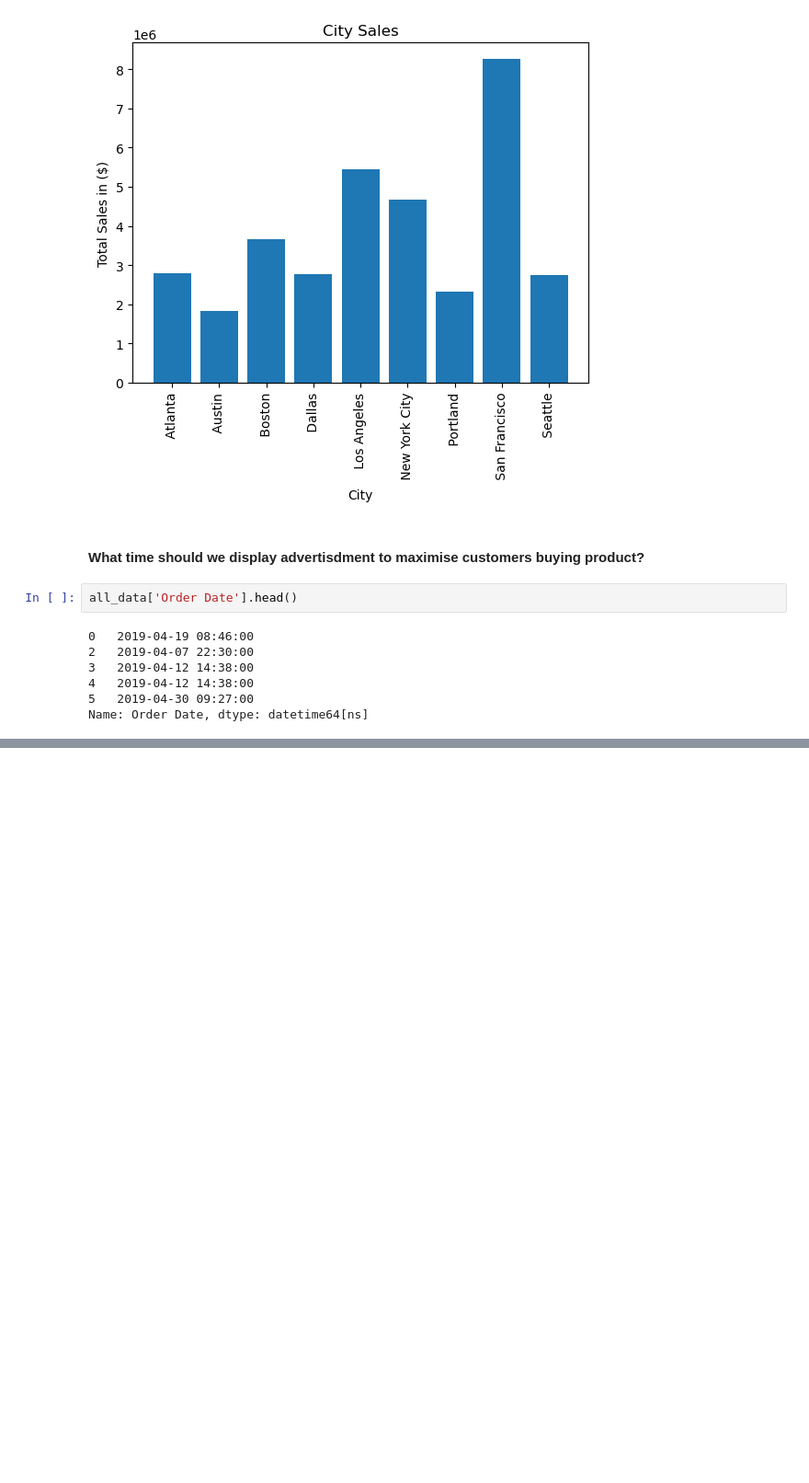
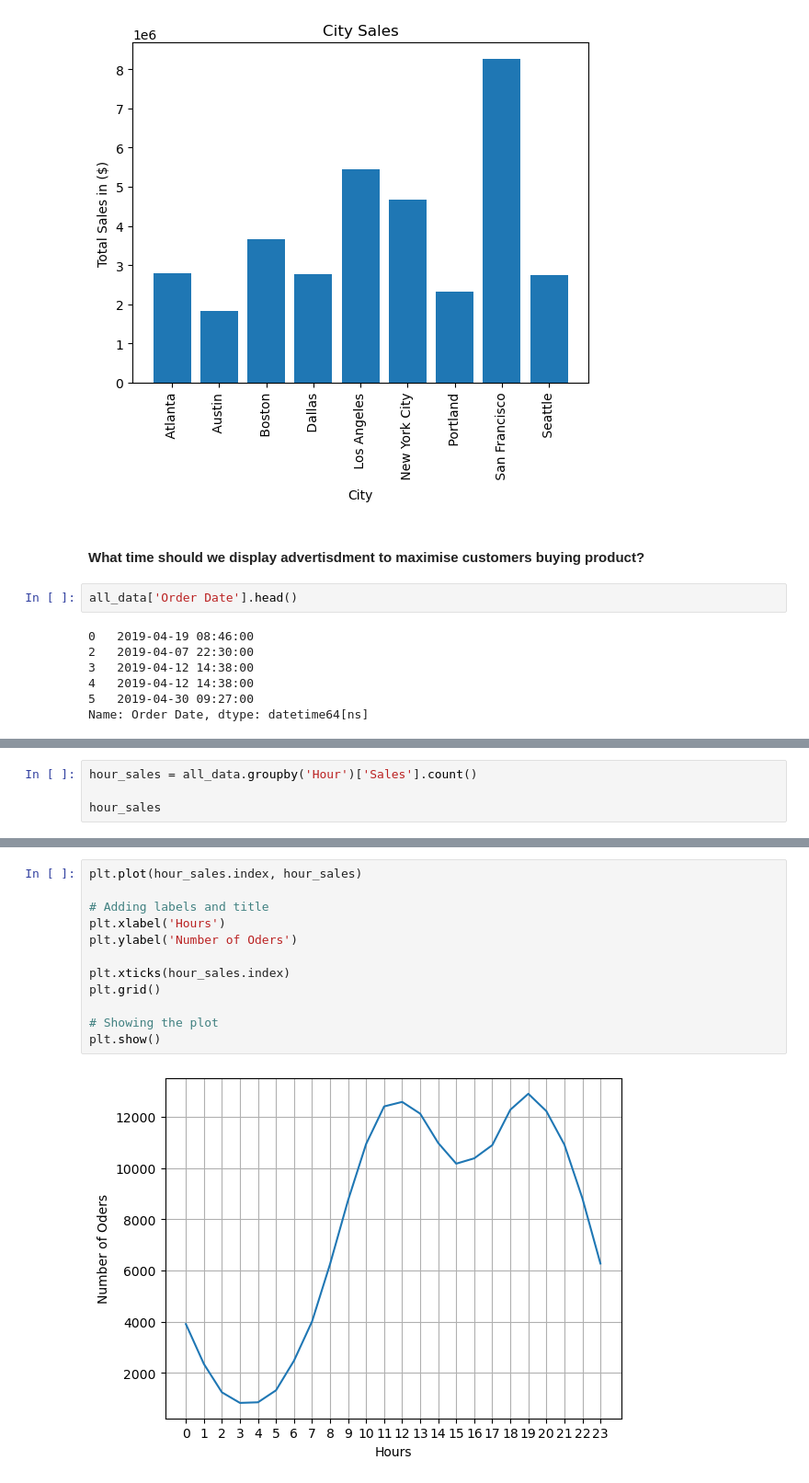
Before and after one commit to Eric-MK/sales_analysis, a Jupyter notebook: salesanalysiss.ipynb, the cells around one changed output, grey strips where cells are left out. Shown at 92% size. Cells and saved outputs as stored; diff of their text form; blank space fills up the shorter version.

Commit message:
group by Hours and visualize the orders made at each hour

```diff
--- a/salesanalysiss.ipynb
+++ b/salesanalysiss.ipynb
@@ -259,3 +259,7 @@ all_data.head()
 | 3 | 176560 | Google Phone | 1 | 600.00 | 2019-04-12 14:38:00 | 669 Spruce St, Los Angeles, CA 90001 | 4 | 600.00 | ... |
 | 4 | 176560 | Wired Headphones | 1 | 11.99 | 2019-04-12 14:38:00 | 669 Spruce St, Los Angeles, CA 90001 | 4 | 11.99 | ... |
 | 5 | 176561 | Wired Headphones | 1 | 11.99 | 2019-04-30 09:27:00 | 333 8th St, Los Angeles, CA 90001 | 4 | 11.99 | ... |
+# %%
+hour_sales = all_data.groupby('Hour')['Sales'].count()
+
+hour_sales
@@ -261,0 +284,14 @@ all_data.head()
+# %%
+plt.plot(hour_sales.index, hour_sales)
+
+# Adding labels and title
+plt.xlabel('Hours')
+plt.ylabel('Number of Oders')
+
+plt.xticks(hour_sales.index)
+plt.grid()
+
+# Showing the plot
+plt.show()
+# %% [output]
+[figure, added]
```
Also changed, not shown: parts of 1 cell of this notebook.
